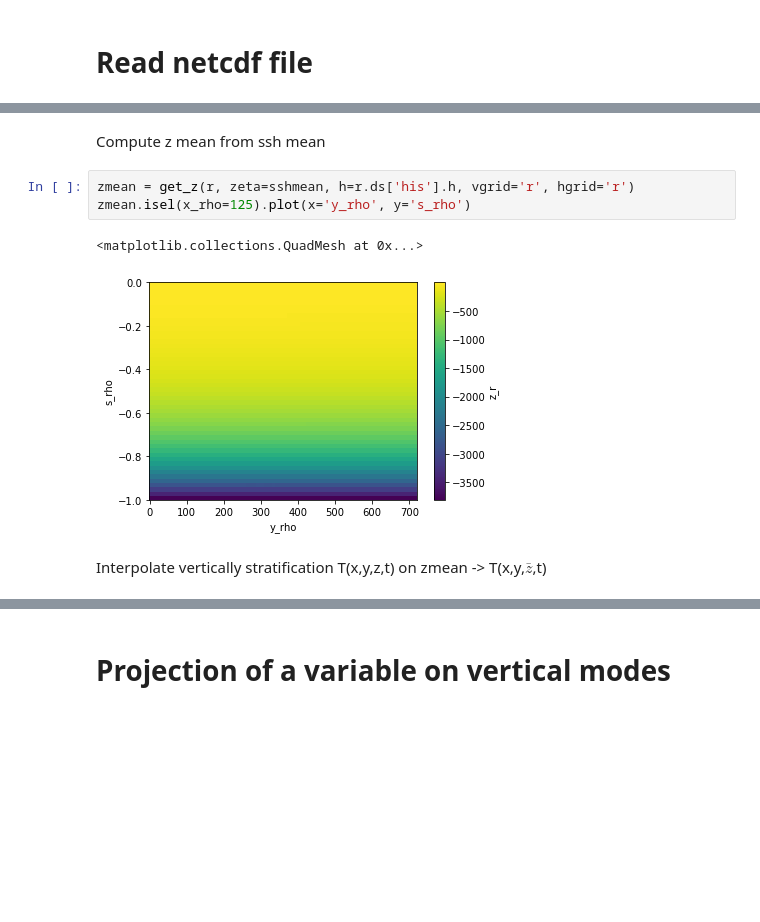
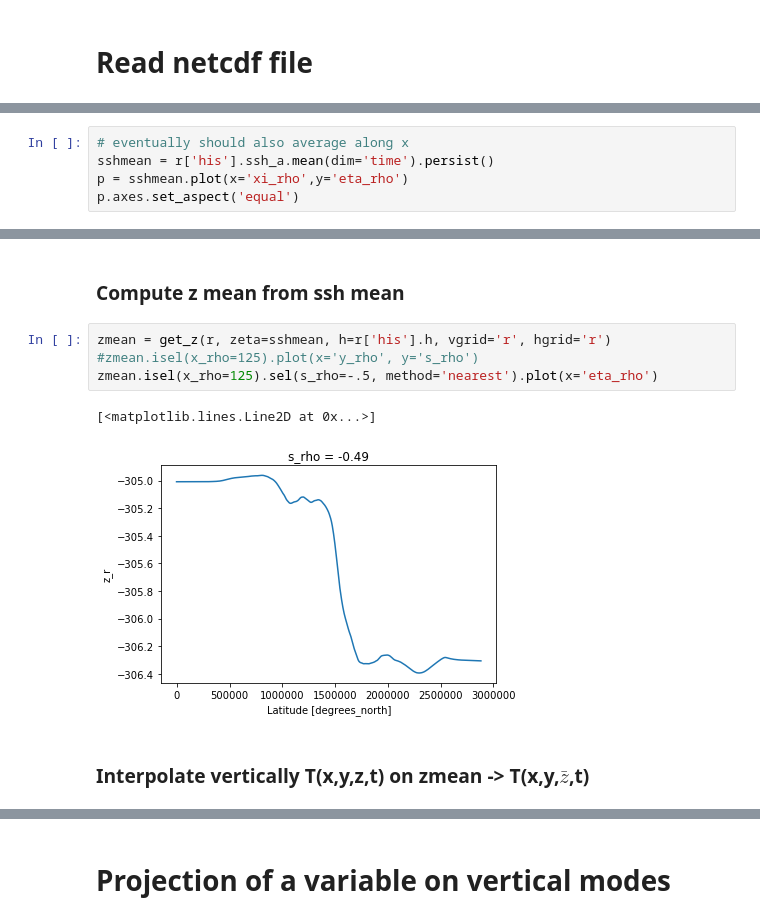
Before and after one commit to slgentil/croco, a Jupyter notebook: tutorials/proj_modes.ipynb, the cells around one changed output, grey strips where cells are left out. Saved outputs shown, nothing was run; the diff lists cells and outputs as text; blank space fills up the shorter version.

```diff
--- a/tutorials/proj_modes.ipynb
+++ b/tutorials/proj_modes.ipynb
@@ -40,0 +51,5 @@ sshmean = r.ds['his'].ssh_a.mean(dim='time')
+# %%
+# eventually should also average along x
+sshmean = r['his'].ssh_a.mean(dim='time').persist()
+p = sshmean.plot(x='xi_rho',y='eta_rho')
+p.axes.set_aspect('equal')
@@ -41,10 +58,11 @@ sshmean = r.ds['his'].ssh_a.mean(dim='time')
 # %% [markdown]
-Compute z mean from ssh mean
+### Compute z mean from ssh mean
 # %%
-zmean = get_z(r, zeta=sshmean, h=r.ds['his'].h, vgrid='r', hgrid='r')
-zmean.isel(x_rho=125).plot(x='y_rho', y='s_rho')
+zmean = get_z(r, zeta=sshmean, h=r['his'].h, vgrid='r', hgrid='r')
+#zmean.isel(x_rho=125).plot(x='y_rho', y='s_rho')
+zmean.isel(x_rho=125).sel(s_rho=-.5, method='nearest').plot(x='eta_rho')
 # %% [output]
-<matplotlib.collections.QuadMesh at 0x...>
+[<matplotlib.lines.Line2D at 0x...>]
-[figure, old version]
+[figure, new version]
 # %% [markdown]
-Interpolate vertically stratification T(x,y,z,t)  on zmean -> T(x,y,$\bar{z}$,t)
+### Interpolate vertically T(x,y,z,t) on zmean -> T(x,y,$\bar{z}$,t)
```
Also changed, not shown: parts of 21 cells of this notebook, 2 other files.
